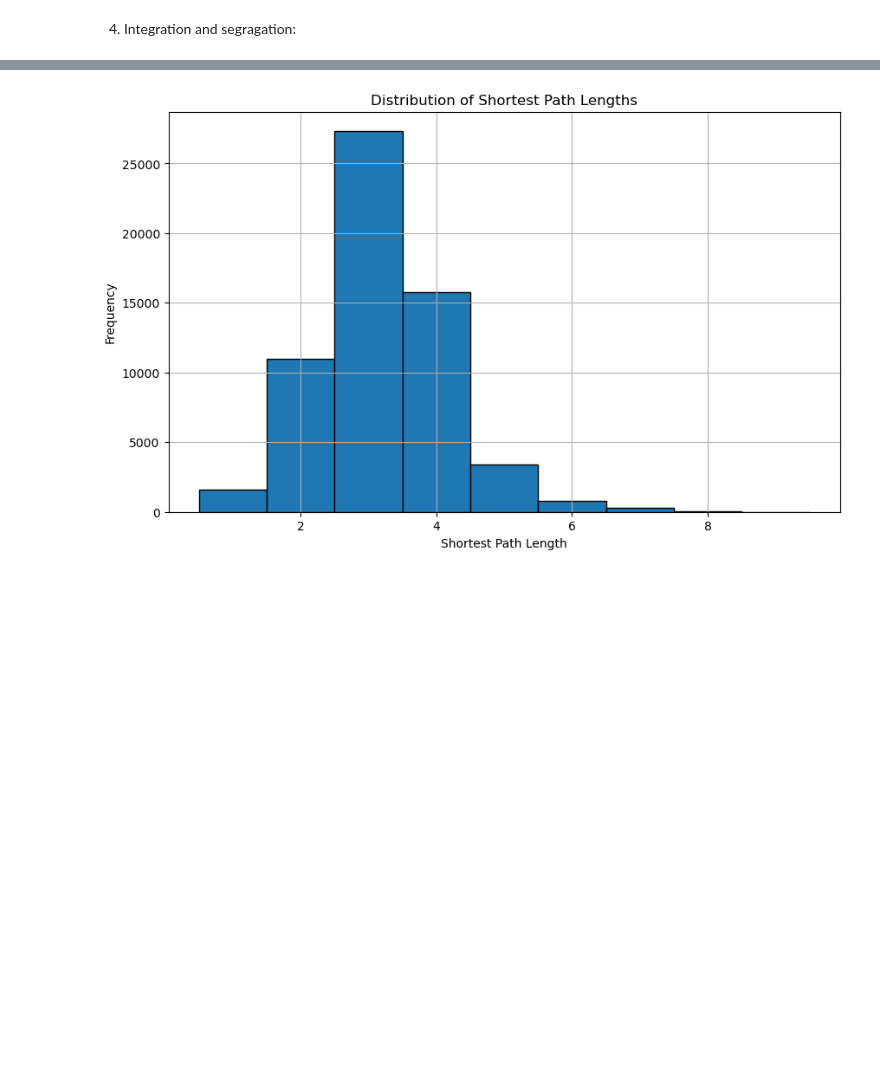
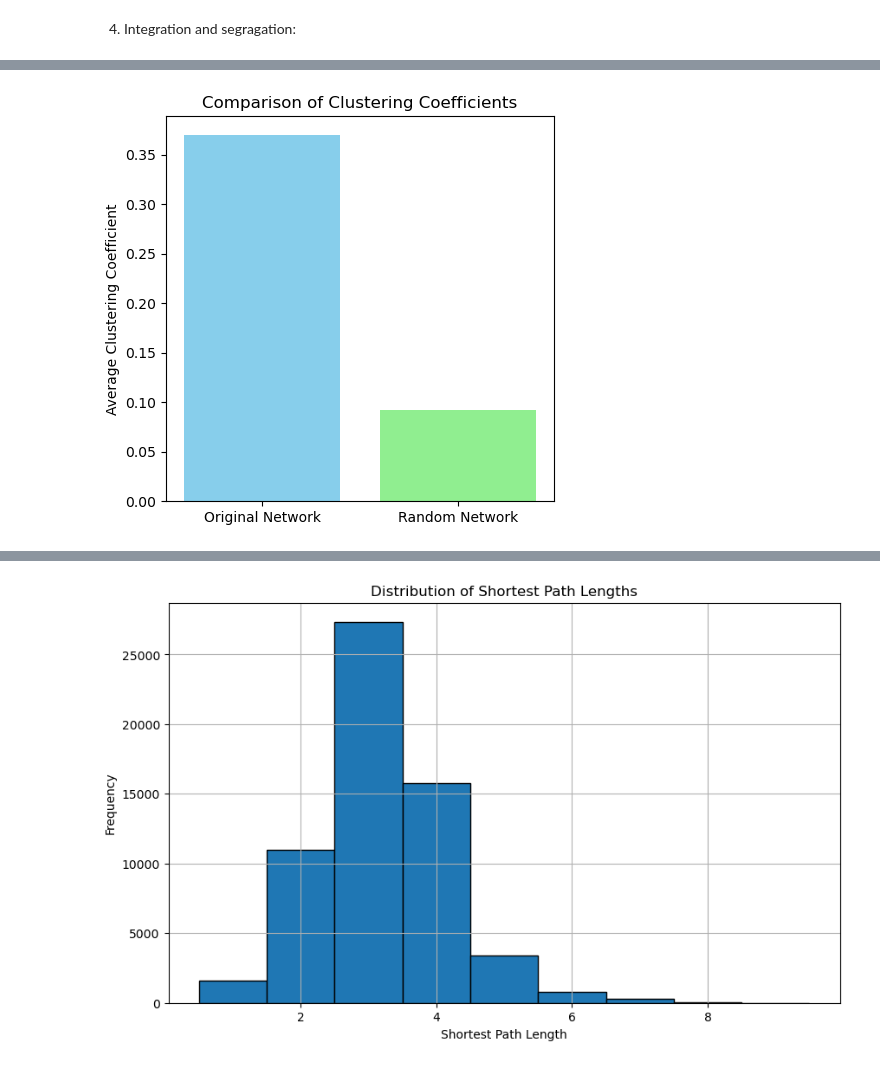
Before and after one commit to chenlrv/brain-networks-and-graphs, a Jupyter notebook: assignment.ipynb, the cells around one changed output, grey strips where cells are left out. Drawn from its saved outputs; the diff is of its cells as text; code cells hidden in the pictures; blank space fills up the shorter version.

```diff
--- a/assignment.ipynb
+++ b/assignment.ipynb
@@ -157,0 +183,11 @@ for source, target_lengths in shortest_paths.items():
+# %%
+labels = ['Original Network', 'Random Network']
+values = [average_clustering_original, average_clustering_random]
+
+plt.figure(figsize=(5, 5))
+plt.bar(labels, values, color=['skyblue', 'lightgreen'])
+plt.ylabel('Average Clustering Coefficient')
+plt.title('Comparison of Clustering Coefficients')
+plt.show()
+# %% [output]
+[figure, added]
```
Also changed, not shown: parts of 8 cells of this notebook.
